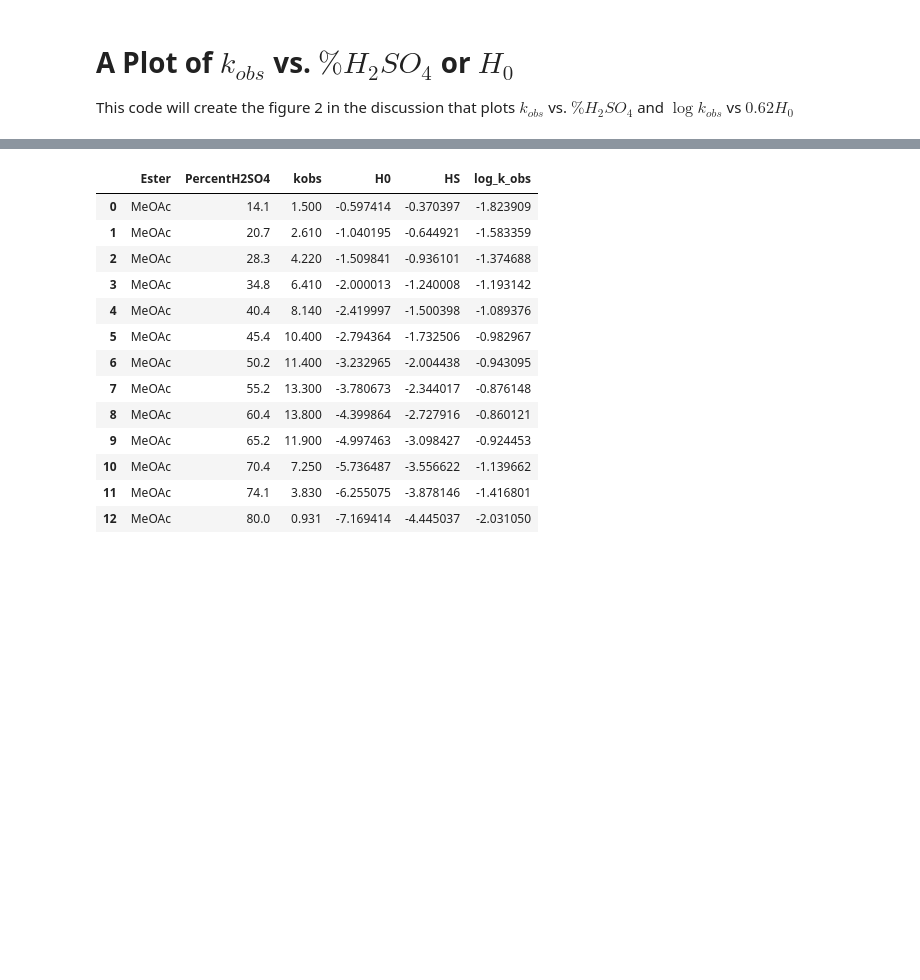
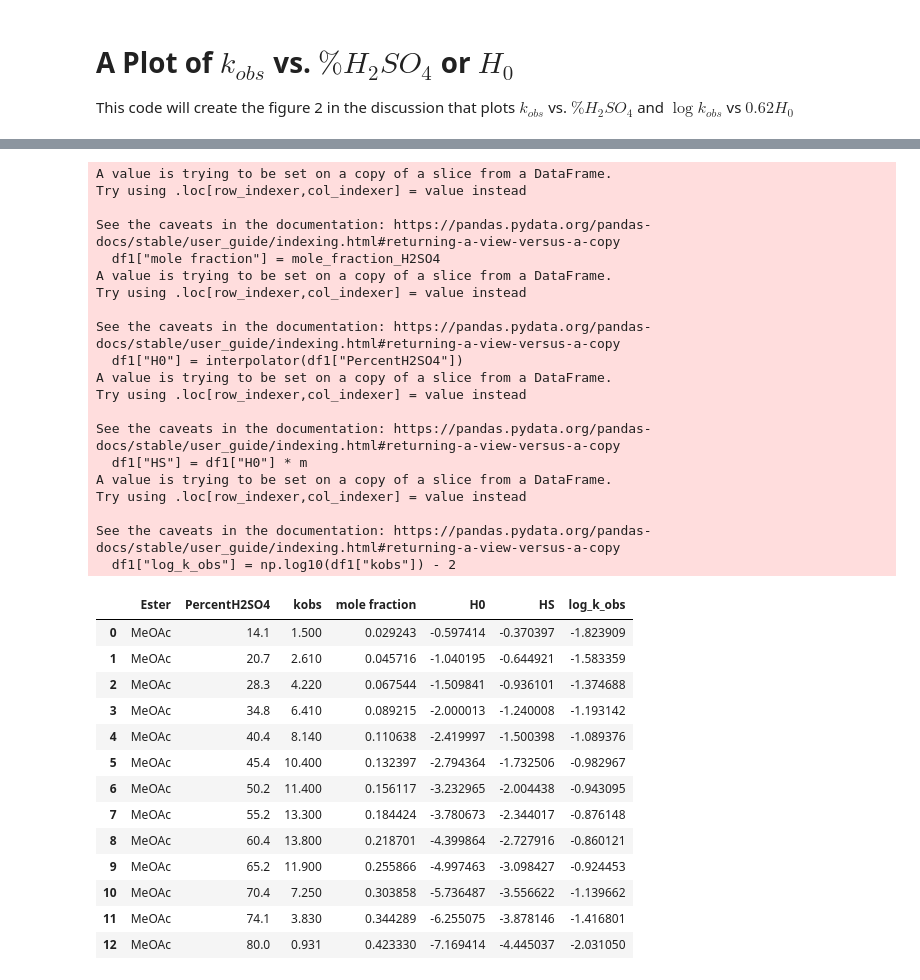
Before and after one commit to blinkletter/4410PythonNotebooks, a Jupyter notebook: Class_30/Yates-Fig2-MeOAc.ipynb, the cells around one changed output, grey strips where cells are left out. Cells and saved outputs as stored; diff of their text form; code cells hidden in the pictures; blank space fills up the shorter version.

```diff
--- a/Class_30/Yates-Fig2-MeOAc.ipynb
+++ b/Class_30/Yates-Fig2-MeOAc.ipynb
@@ -92,6 +91,8 @@ densityH2O = 1.000
 ##############################################################
 ### Import the data and perform calculations
 ##############################################################
+
+Data_File_Name = "Yates_Table1.csv"
 
 Filename = github_location + Data_File_Name
 
@@ -100,13 +101,31 @@ df = pd.read_csv(Filename,
                  skipinitialspace=True,
 #                 index_col="Substituent",
                  comment = "#")
+display(df)
 
 df1 = (df.loc[df['Ester'] == 'MeOAc'])   ### Select only the MeOAc data
 
-#display(df1)
+
+
+##############################################################
+### Perform calculations
+##############################################################
+
+PercentH2SO4 = df1["PercentH2SO4"]
+molesH2SO4 = PercentH2SO4 / molwtH2SO4
+PercentH2O = 100 - PercentH2SO4
+molesH2O = PercentH2O / molwtH2O
+total_moles = molesH2SO4 + molesH2O
+mole_fraction_H2SO4 = molesH2SO4 / total_moles
+
+df1["mole fraction"] = mole_fraction_H2SO4
 
 interpolator = MakeInterpolationFunctionForH0inH2SO4byPercentWt()
 df1["H0"] = interpolator(df1["PercentH2SO4"])
+
+
+
+
 
 m = 0.62
 df1["HS"] = df1["H0"] * m
@@ -114,4 +133,10 @@ df1["HS"] = df1["H0"] * m
 df1["log_k_obs"] = np.log10(df1["kobs"]) - 2
 
 display(df1)
+
+
+molwtH2SO4 = 98.08
+molwtH20 = 18.0
+densityH2SO4 = 1.83
+densityH2O = 1.000
 # %% [output]
@@ -133,17 +156,37 @@ See the caveats in the documentation: https://pandas.pydata.org/pandas-docs/stab
-|  | Ester | PercentH2SO4 | kobs | H0 | HS | log_k_obs |
-| 0 | MeOAc | 14.1 | 1.500 | -0.597414 | -0.370397 | -1.823909 |
-| 1 | MeOAc | 20.7 | 2.610 | -1.040195 | -0.644921 | -1.583359 |
-| 2 | MeOAc | 28.3 | 4.220 | -1.509841 | -0.936101 | -1.374688 |
-| 3 | MeOAc | 34.8 | 6.410 | -2.000013 | -1.240008 | -1.193142 |
-| 4 | MeOAc | 40.4 | 8.140 | -2.419997 | -1.500398 | -1.089376 |
-| 5 | MeOAc | 45.4 | 10.400 | -2.794364 | -1.732506 | -0.982967 |
-| 6 | MeOAc | 50.2 | 11.400 | -3.232965 | -2.004438 | -0.943095 |
-| 7 | MeOAc | 55.2 | 13.300 | -3.780673 | -2.344017 | -0.876148 |
-| 8 | MeOAc | 60.4 | 13.800 | -4.399864 | -2.727916 | -0.860121 |
-| 9 | MeOAc | 65.2 | 11.900 | -4.997463 | -3.098427 | -0.924453 |
-| 10 | MeOAc | 70.4 | 7.250 | -5.736487 | -3.556622 | -1.139662 |
-| 11 | MeOAc | 74.1 | 3.830 | -6.255075 | -3.878146 | -1.416801 |
-| 12 | MeOAc | 80.0 | 0.931 | -7.169414 | -4.445037 | -2.031050 |
+A value is trying to be set on a copy of a slice from a DataFrame.
+Try using .loc[row_indexer,col_indexer] = value instead
+
+See the caveats in the documentation: https://pandas.pydata.org/pandas-docs/stable/user_guide/indexing.html#returning-a-view-versus-a-copy
+  df1["mole fraction"] = mole_fraction_H2SO4
+A value is trying to be set on a copy of a slice from a DataFrame.
+Try using .loc[row_indexer,col_indexer] = value instead
+
+See the caveats in the documentation: https://pandas.pydata.org/pandas-docs/stable/user_guide/indexing.html#returning-a-view-versus-a-copy
+  df1["H0"] = interpolator(df1["PercentH2SO4"])
+A value is trying to be set on a copy of a slice from a DataFrame.
+Try using .loc[row_indexer,col_indexer] = value instead
+
+See the caveats in the documentation: https://pandas.pydata.org/pandas-docs/stable/user_guide/indexing.html#returning-a-view-versus-a-copy
+  df1["HS"] = df1["H0"] * m
+A value is trying to be set on a copy of a slice from a DataFrame.
+Try using .loc[row_indexer,col_indexer] = value instead
+
+See the caveats in the documentation: https://pandas.pydata.org/pandas-docs/stable/user_guide/indexing.html#returning-a-view-versus-a-copy
+  df1["log_k_obs"] = np.log10(df1["kobs"]) - 2
+|  | Ester | PercentH2SO4 | kobs | mole fraction | H0 | HS | log_k_obs |
+| 0 | MeOAc | 14.1 | 1.500 | 0.029243 | -0.597414 | -0.370397 | -1.823909 |
+| 1 | MeOAc | 20.7 | 2.610 | 0.045716 | -1.040195 | -0.644921 | -1.583359 |
+| 2 | MeOAc | 28.3 | 4.220 | 0.067544 | -1.509841 | -0.936101 | -1.374688 |
+| 3 | MeOAc | 34.8 | 6.410 | 0.089215 | -2.000013 | -1.240008 | -1.193142 |
+| 4 | MeOAc | 40.4 | 8.140 | 0.110638 | -2.419997 | -1.500398 | -1.089376 |
+| 5 | MeOAc | 45.4 | 10.400 | 0.132397 | -2.794364 | -1.732506 | -0.982967 |
+| 6 | MeOAc | 50.2 | 11.400 | 0.156117 | -3.232965 | -2.004438 | -0.943095 |
+| 7 | MeOAc | 55.2 | 13.300 | 0.184424 | -3.780673 | -2.344017 | -0.876148 |
+| 8 | MeOAc | 60.4 | 13.800 | 0.218701 | -4.399864 | -2.727916 | -0.860121 |
+| 9 | MeOAc | 65.2 | 11.900 | 0.255866 | -4.997463 | -3.098427 | -0.924453 |
+| 10 | MeOAc | 70.4 | 7.250 | 0.303858 | -5.736487 | -3.556622 | -1.139662 |
+| 11 | MeOAc | 74.1 | 3.830 | 0.344289 | -6.255075 | -3.878146 | -1.416801 |
+| 12 | MeOAc | 80.0 | 0.931 | 0.423330 | -7.169414 | -4.445037 | -2.031050 |
 # %%
 ###################################################
 ### Get the data
```
Also changed, not shown: parts of 10 cells of this notebook, 2 other files.
